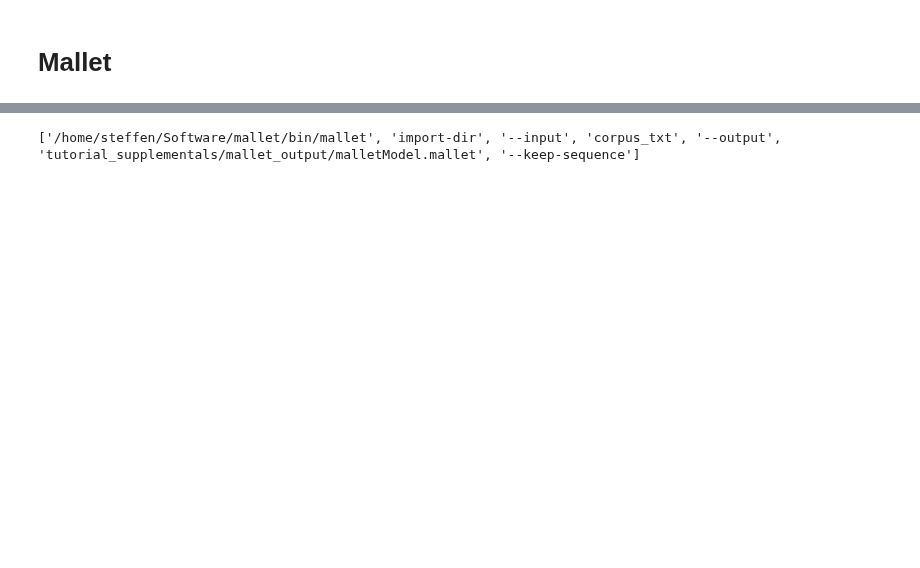
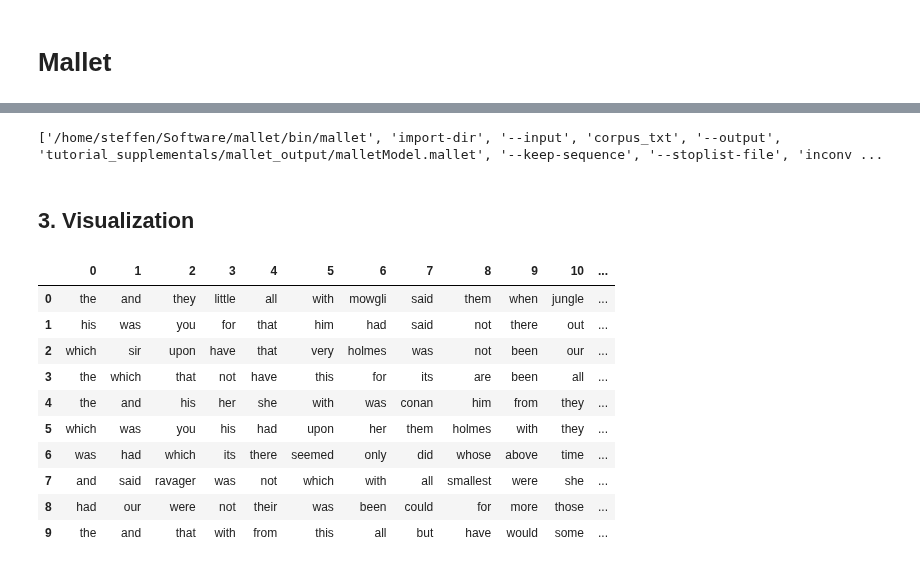
Before and after one commit to DARIAH-DE/TopicsExplorer, a Jupyter notebook: Mallet.ipynb, the cells around one changed output, grey strips where cells are left out. Cells and saved outputs as stored; diff of their text form; code cells hidden in the pictures; blank space fills up the shorter version.

```diff
--- a/Mallet.ipynb
+++ b/Mallet.ipynb
@@ -14,8 +41,12 @@ path_to_corpus = "corpus_txt"
 # %%
-#mallet_model = mal.create_mallet_model(path_to_mallet=path_to_mallet, outfolder = outfolder, path_to_corpus=path_to_corpus)
-mallet_model = mal.create_mallet_model(path_to_mallet = path_to_mallet, path_to_corpus = path_to_corpus)
+mallet_model = mal.create_mallet_model(path_to_mallet = path_to_mallet,
+                                       outfolder = outfolder,
+                                       path_to_corpus = path_to_corpus,
+                                       remove_stopwords = "True",
+                                       stoplist = stoplist
+                                      )
 # %% [output]
-['/home/steffen/Software/mallet/bin/mallet', 'import-dir', '--input', 'corpus_txt', '--output', 'tutorial_supplementals/mallet_output/malletModel.mallet', '--keep-sequence']
+['/home/steffen/Software/mallet/bin/mallet', 'import-dir', '--input', 'corpus_txt', '--output', 'tutorial_supplementals/mallet_output/malletModel.mallet', '--keep-sequence', '--stoplist-file', 'inconv ...
 # %%
 output_folder = mal.create_mallet_output(path_to_mallet = path_to_mallet,
                                          path_to_malletModel = mallet_model,
@@ -23,6 +54,22 @@ output_folder = mal.create_mallet_output(path_to_mallet = path_to_mallet,
                                         )
 # %%
 doc_topic = mal.show_docTopicMatrix(output_folder, "doc_topics.txt")
+# %% [markdown]
+## 3. Visualization
+# %%
+mal.show_topics_keys(output_folder, topicsKeyFile = "topic_keys.txt")
+# %% [output]
+|  | 0 | 1 | 2 | 3 | 4 | 5 | 6 | 7 | 8 | 9 | 10 | ... |
+| 0 | the | and | they | little | all | with | mowgli | said | them | when | jungle | ... |
+| 1 | his | was | you | for | that | him | had | said | not | there | out | ... |
+| 2 | which | sir | upon | have | that | very | holmes | was | not | been | our | ... |
+| 3 | the | which | that | not | have | this | for | its | are | been | all | ... |
+| 4 | the | and | his | her | she | with | was | conan | him | from | they | ... |
+| 5 | which | was | you | his | had | upon | her | them | holmes | with | they | ... |
+| 6 | was | had | which | its | there | seemed | only | did | whose | above | time | ... |
+| 7 | and | said | ravager | was | not | which | with | all | smallest | were | she | ... |
+| 8 | had | our | were | not | their | was | been | could | for | more | those | ... |
+| 9 | the | and | that | with | from | this | all | but | have | would | some | ... |
 # %%
 heatmap = visual.doc_topic_heatmap(doc_topic)
 heatmap.show()
```
Also changed, not shown: parts of 17 cells of this notebook, 2 other files.
